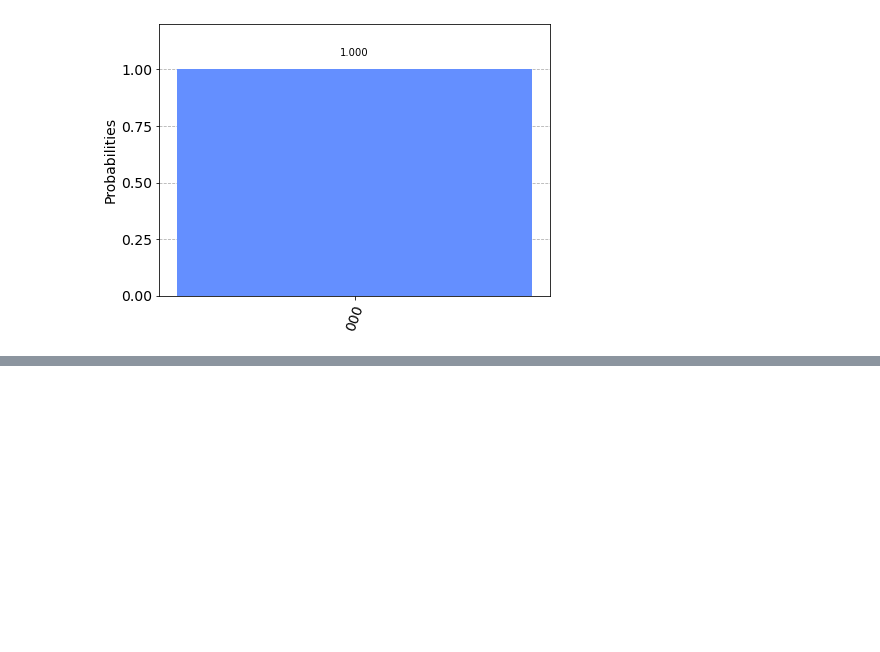
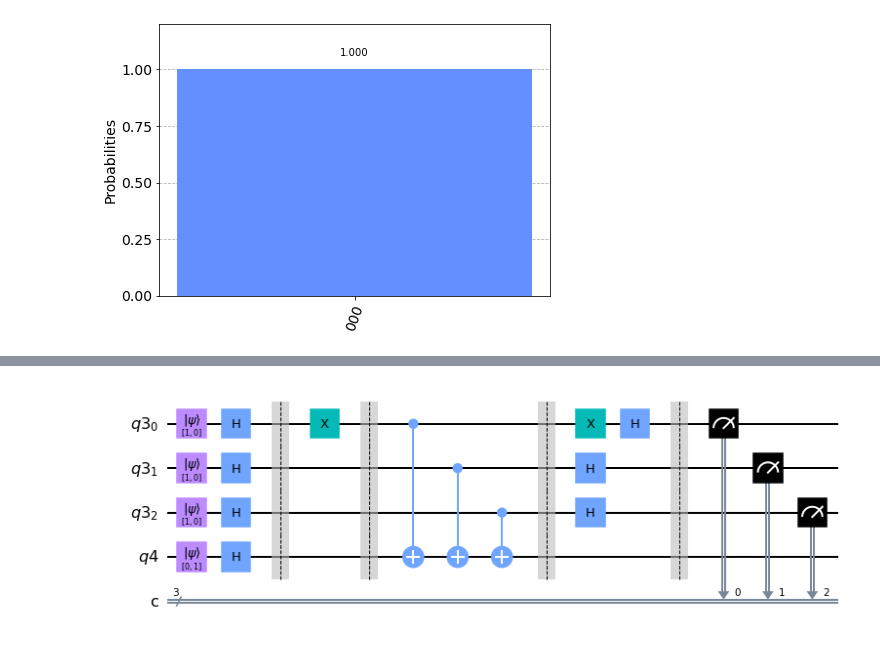
Before and after one commit to Victor-Onanuga/Emerging-Technologies, a Jupyter notebook: Assignment/Quantum_Computing.ipynb, the cells around one changed output, grey strips where cells are left out. Saved outputs shown, nothing was run; the diff lists cells and outputs as text; code cells hidden in the pictures; blank space fills up the shorter version.

```diff
--- a/Assignment/Quantum_Computing.ipynb
+++ b/Assignment/Quantum_Computing.ipynb
@@ -242,0 +293,21 @@ plot_histogram(answer)
+# %%
+
+
+# Balance f(0) = 1, f(1) = 0
+resultingCircuit0 = circuit.compose(bal_oracle)
+
+
+# Repeat H-gates
+for qubit in range(num_Qbit):
+    resultingCircuit0.h(qubit)
+resultingCircuit0.barrier()
+
+
+
+# Measure
+for i in range(num_Qbit):
+    resultingCircuit0.measure(i, i)
+
+resultingCircuit0.draw(output = "mpl")
+# %% [output]
+[figure, added]
```
Also changed, not shown: parts of 5 cells of this notebook.
